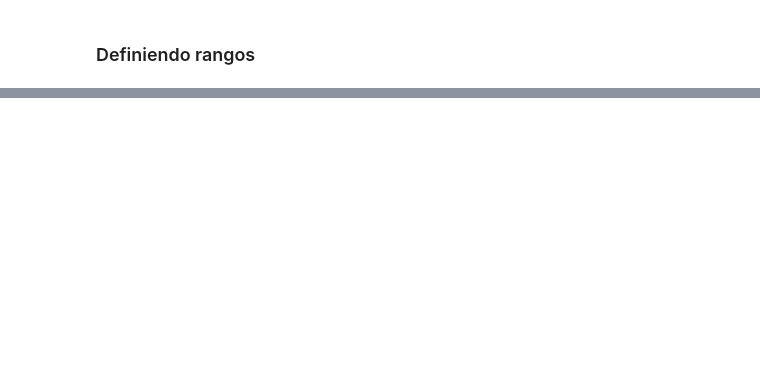
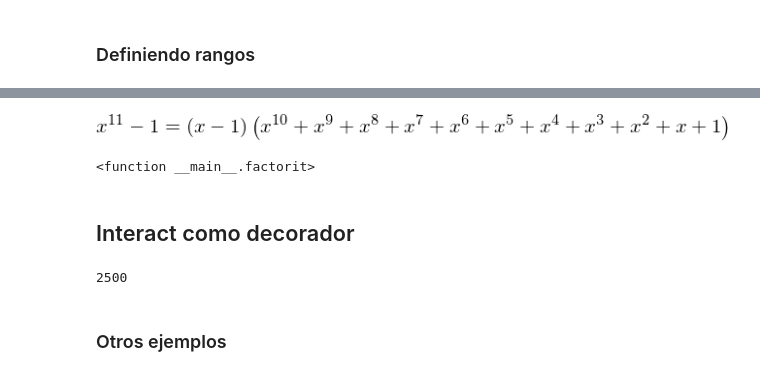
Before and after one commit to UNPSJB/eip_python, a Jupyter notebook: temas/Utilización de IPython Widgets para interfaces gráficas y visualización.ipynb, the cells around one changed output, grey strips where cells are left out. Drawn from its saved outputs; the diff is of its cells as text; code cells hidden in the pictures; blank space fills up the shorter version.

Commit message:
Visualización

```diff
--- a/temas/Utilización de IPython Widgets para interfaces gráficas y visualización.ipynb
+++ b/temas/Utilización de IPython Widgets para interfaces gráficas y visualización.ipynb
@@ -22,0 +58,27 @@ ValueError: (-100, 100, 2.5, 20) cannot be transformed to a Widget
+# %%
+# Decirle a SymPy que se haga amigo del notebook :)
+from sympy import init_printing
+init_printing()
+
+# Función de factorización
+from sympy import Symbol, Eq, factor
+x = Symbol('x')
+def factorit(n):
+    return Eq(x ** n - 1, factor(x ** n - 1))
+
+# Make it interactive!
+
+interact(factorit, n=(2, 20))
+# %% [output]
+[figure, added]
+<function __main__.factorit>
+# %% [markdown]
+## Interact como decorador
+# %%
+@interact(x=(1, 100))
+def decorada(x):
+    return x * x
+# %% [output]
+2500
+# %% [markdown]
+### Otros ejemplos
```
Also changed, not shown: parts of 11 cells of this notebook, 1 other file.
